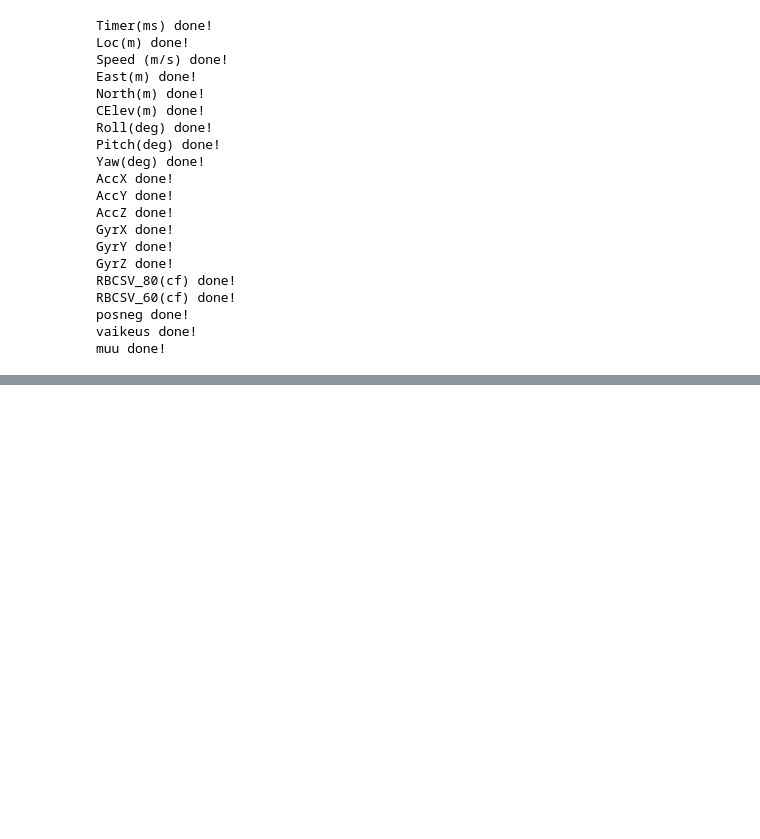
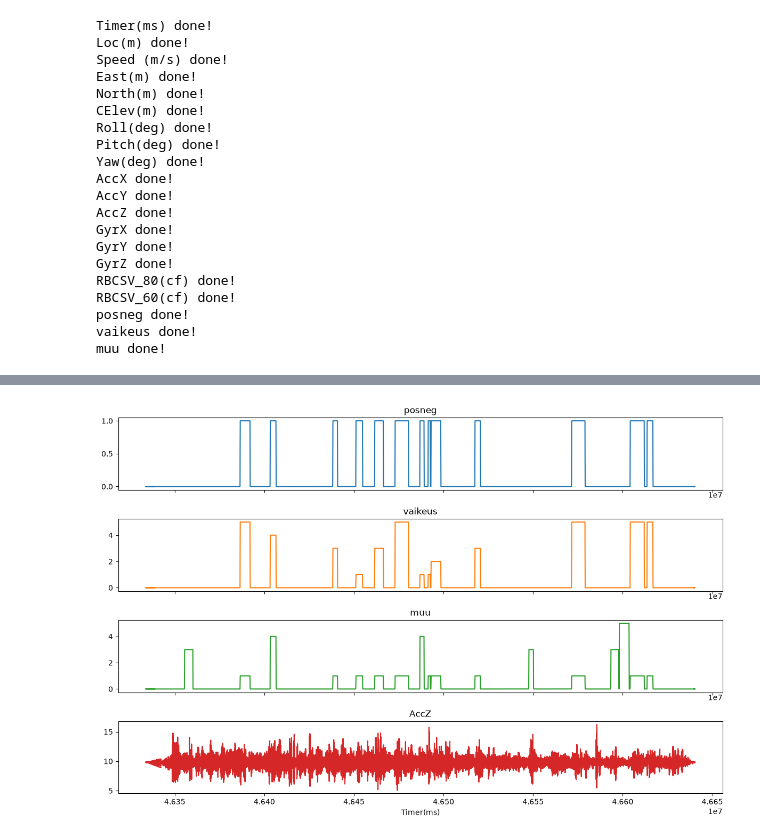
Before and after one commit to kallejjj/SemesterProjectFall2026, a Jupyter notebook: Ada/exploration.ipynb, the cells around one changed output, grey strips where cells are left out. Cells and saved outputs as stored; diff of their text form; code cells hidden in the pictures; blank space fills up the shorter version.

```diff
--- a/Ada/exploration.ipynb
+++ b/Ada/exploration.ipynb
@@ -60,0 +61,17 @@ plt.show()
+# %%
+cols = ["posneg", "vaikeus", "muu", "AccZ"]
+
+axes = df.plot(
+    x="Timer(ms)",
+    y=cols,
+    subplots=True,
+    figsize=(12, 2 * len(cols)),
+    sharex=True,
+    legend=False,
+    title=cols,
+)
+plt.tight_layout()
+plt.savefig("signalsACCZ1.png", dpi=150)
+plt.show()
+# %% [output]
+[figure, added]
```
Also changed, not shown: parts of 3 cells of this notebook, 2 other files.
